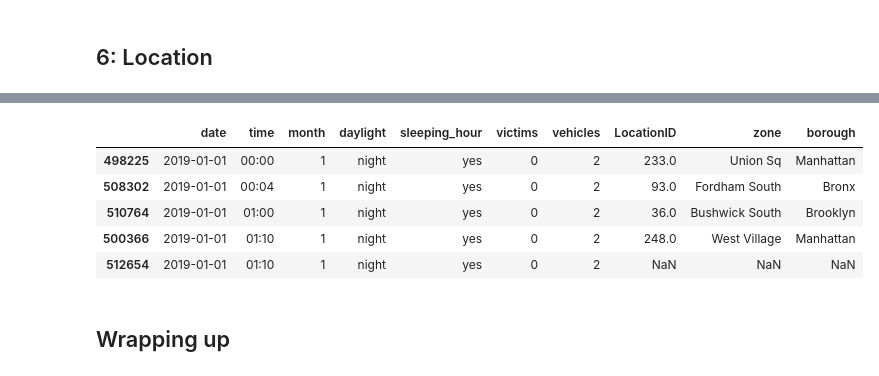
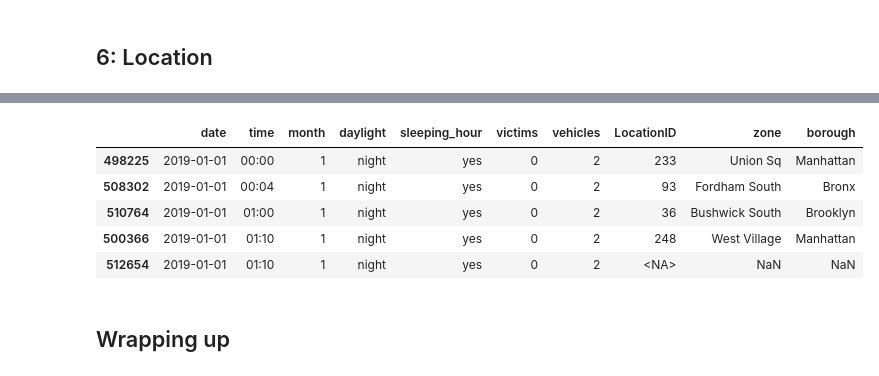
Before and after one commit to MAST30034-Applied-Data-Science/mast30034-project-1-aeross, a Jupyter notebook: notebooks/preprocess2.ipynb, the cells around one changed output, grey strips where cells are left out. Drawn from its saved outputs; the diff is of its cells as text; code cells hidden in the pictures.

```diff
--- a/notebooks/preprocess2.ipynb
+++ b/notebooks/preprocess2.ipynb
@@ -335,17 +335,18 @@ Right CRS: +proj=longlat +ellps=WGS84 +datum=WGS84 +no_defs + ...
 | 500366 | 2019-01-01 | 01:10 | MANHATTAN | 40.737360 | -73.996850 | 1 | night | yes | 0 | ... |
 | 512654 | 2019-01-01 | 01:10 | NaN | NaN | NaN | 1 | night | yes | 0 | ... |
 # %%
-# all that's left to do is remove unnecessary variables after the join and voila.
+# all that's left to do is remove unnecessary variables after the join and a little bit more cleanup.
 fdf = fdf_new.drop(columns=["BOROUGH", "LATITUDE", "LONGITUDE", "geometry"])
 fdf = fdf.rename(columns={"CRASH DATE": "date", "CRASH TIME": "time", "index_right": "LocationID"})
+fdf["LocationID"] = fdf["LocationID"].astype("Int64")
 fdf.head()
 # %% [output]
 |  | date | time | month | daylight | sleeping_hour | victims | vehicles | LocationID | zone | borough |
-| 498225 | 2019-01-01 | 00:00 | 1 | night | yes | 0 | 2 | 233.0 | Union Sq | Manhattan |
-| 508302 | 2019-01-01 | 00:04 | 1 | night | yes | 0 | 2 | 93.0 | Fordham South | Bronx |
-| 510764 | 2019-01-01 | 01:00 | 1 | night | yes | 0 | 2 | 36.0 | Bushwick South | Brooklyn |
-| 500366 | 2019-01-01 | 01:10 | 1 | night | yes | 0 | 2 | 248.0 | West Village | Manhattan |
-| 512654 | 2019-01-01 | 01:10 | 1 | night | yes | 0 | 2 | NaN | NaN | NaN |
+| 498225 | 2019-01-01 | 00:00 | 1 | night | yes | 0 | 2 | 233 | Union Sq | Manhattan |
+| 508302 | 2019-01-01 | 00:04 | 1 | night | yes | 0 | 2 | 93 | Fordham South | Bronx |
+| 510764 | 2019-01-01 | 01:00 | 1 | night | yes | 0 | 2 | 36 | Bushwick South | Brooklyn |
+| 500366 | 2019-01-01 | 01:10 | 1 | night | yes | 0 | 2 | 248 | West Village | Manhattan |
+| 512654 | 2019-01-01 | 01:10 | 1 | night | yes | 0 | 2 | <NA> | NaN | NaN |
 # %% [markdown]
 ## Wrapping up
 # %%
```
Also changed, not shown: parts of 1 cell of this notebook.
